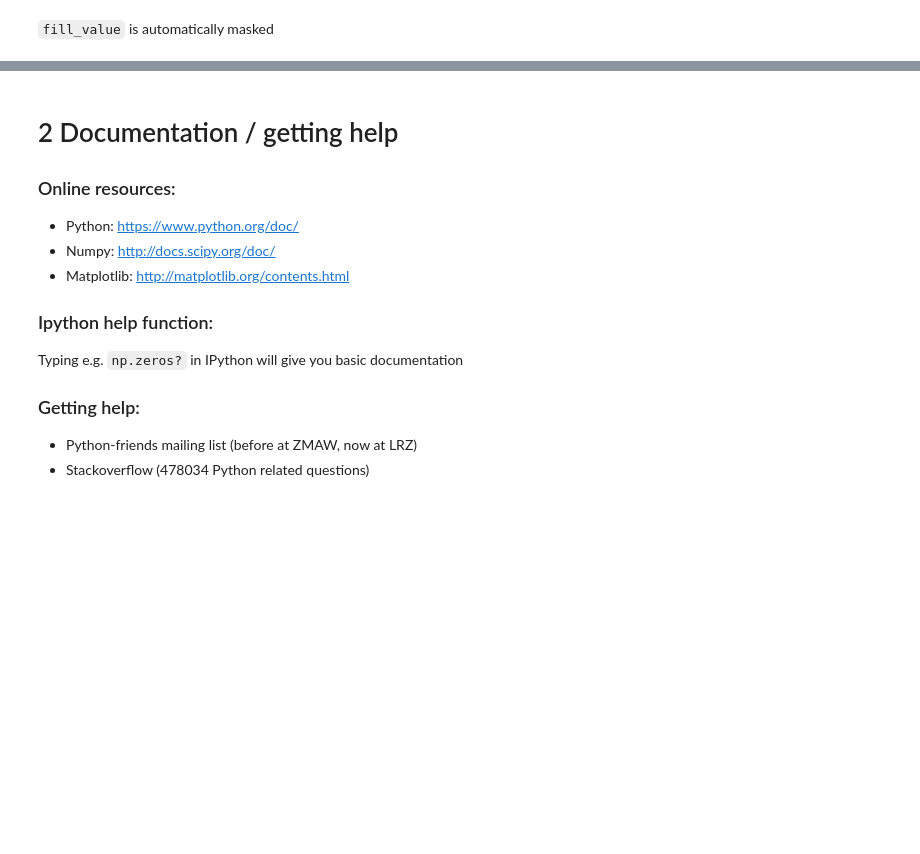
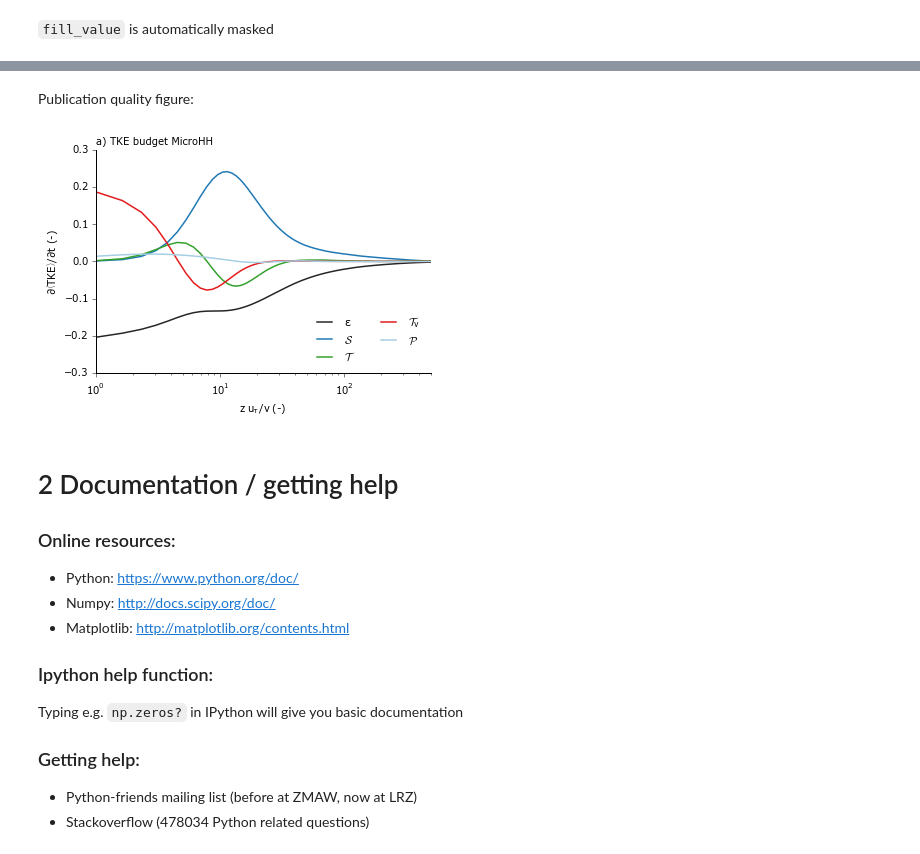
Before and after one commit to julietbravo/python_workshop_AES, a Jupyter notebook: Python_introduction.ipynb, the cells around one changed output, grey strips where cells are left out. Saved outputs shown, nothing was run; the diff lists cells and outputs as text; code cells hidden in the pictures; blank space fills up the shorter version.

```diff
--- a/Python_introduction.ipynb
+++ b/Python_introduction.ipynb
@@ -539,3 +573,25 @@ masked_array(data = [290.0 290.12 290.24 290.36 290.48 --],
+# %% [markdown]
+Publication quality figure:
+# %%
+pl.figure()
+ax = pl.subplot(111)
+pl.title('a) TKE budget MicroHH', loc='left')
+pl.semilogx(zp, tke_diss,  label=r'$\epsilon$')
+pl.semilogx(zp, tke_shear, label=r'$\mathcal{S}$')
+pl.semilogx(zp, tke_turb,  label=r'$\mathcal{T}$')
+pl.semilogx(zp, tke_visc,  label=r'$\mathcal{T}_\nu$')
+pl.semilogx(zp, tke_pres,  label=r'$\mathcal{P}$')
+pl.legend(frameon=False, loc=4, ncol=2)
+pl.xlabel(r'$z \ u_\tau / \nu \ (-)$')
+pl.ylabel(r'$\partial \left<TKE\right>/\partial t$ (-)')
+pl.xlim(1, 500)
+ax.spines['right'].set_visible(False)
+ax.get_yaxis().tick_left()
+ax.spines['top'].set_visible(False)
+ax.get_xaxis().tick_bottom()
+pl.savefig('TKE_budget.pdf')
+# %% [output]
+[figure, added]
 # %% [markdown]
 # 2 Documentation / getting help
 
```
Also changed, not shown: parts of 14 cells of this notebook, 1 other file.
